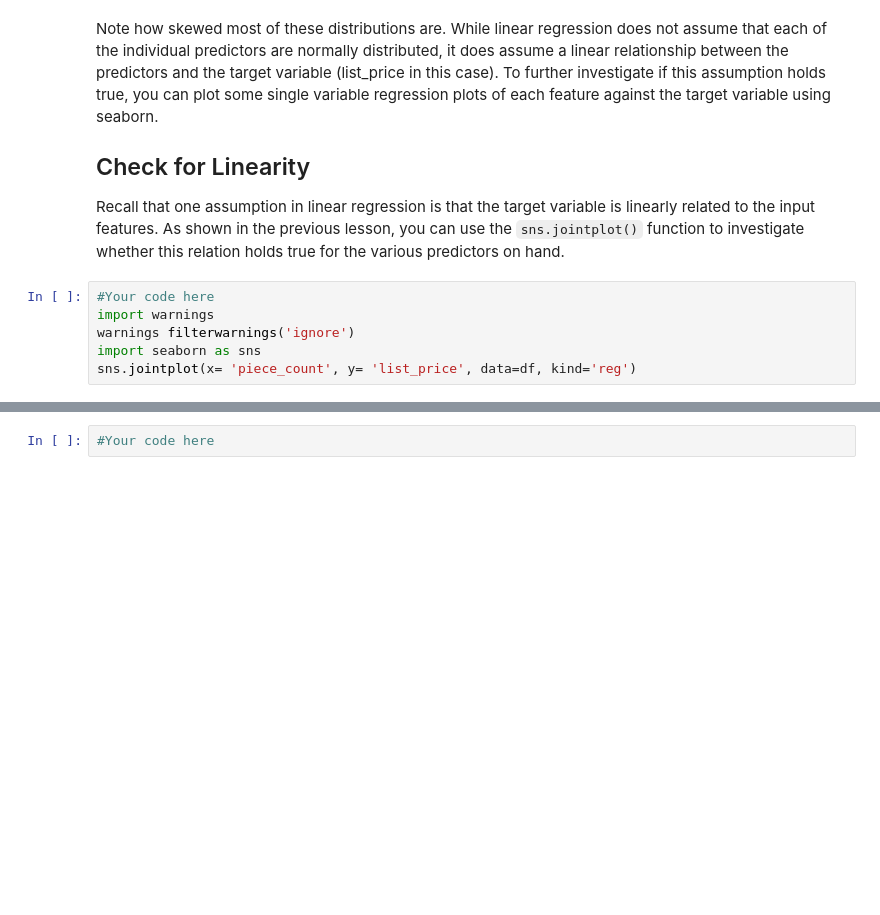
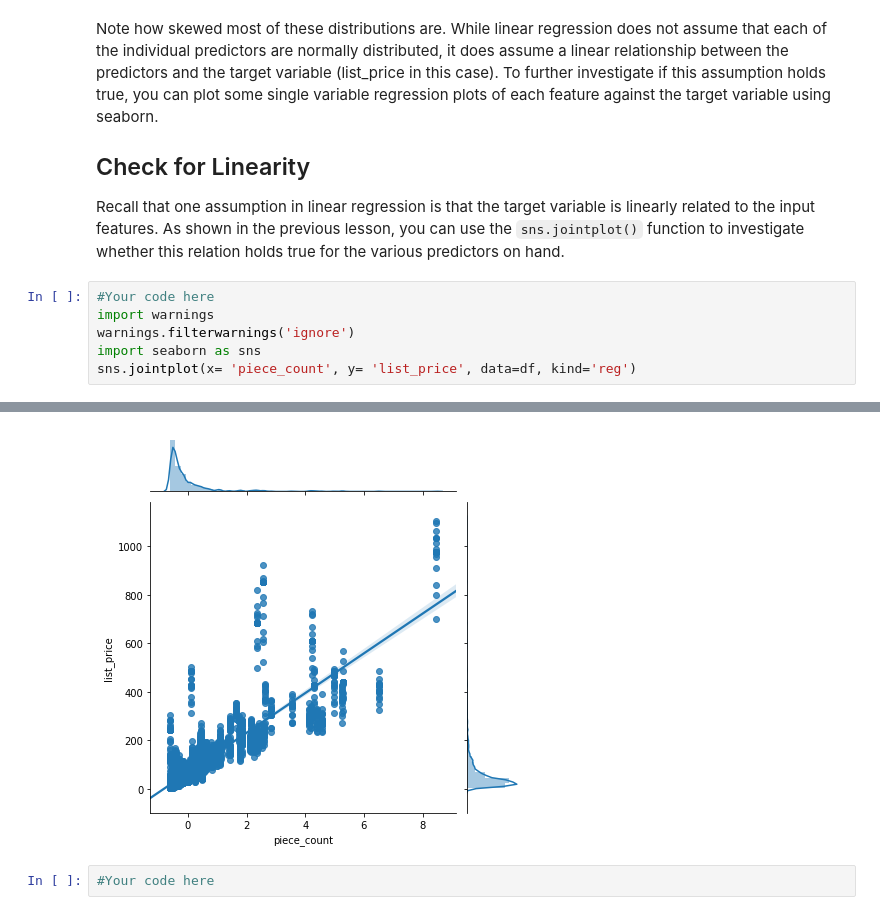
Before and after one commit to BSHaidar/dsc-exploring-your-data-lab-dc-ds-career-042219, a Jupyter notebook: index.ipynb, the cells around one changed output, grey strips where cells are left out. Cells and saved outputs as stored; diff of their text form; blank space fills up the shorter version.

```diff
--- a/index.ipynb
+++ b/index.ipynb
@@ -56,7 +56,7 @@ Recall that one assumption in linear regression is that the target variable is l
 # %%
 #Your code here
 import warnings
-warnings filterwarnings('ignore')
+warnings.filterwarnings('ignore')
 import seaborn as sns
 sns.jointplot(x= 'piece_count', y= 'list_price', data=df, kind='reg')
 # %% [output]
@@ -64,3 +64,4 @@ SyntaxError: invalid syntax (<ipython-input-16-f4c20be8e161>, line 3)
+[figure, added]
 # %%
 #Your code here
 # %%
```
Also changed, not shown: parts of 1 cell of this notebook.
